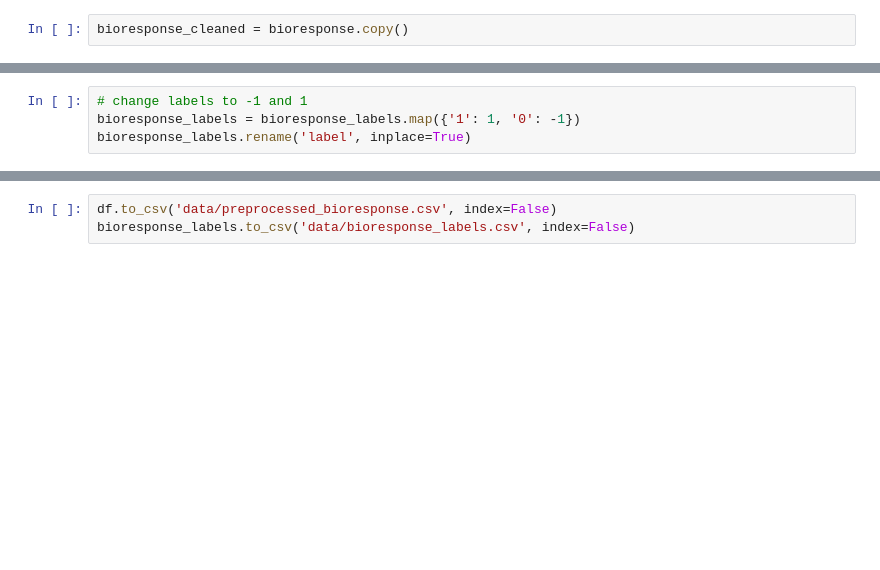
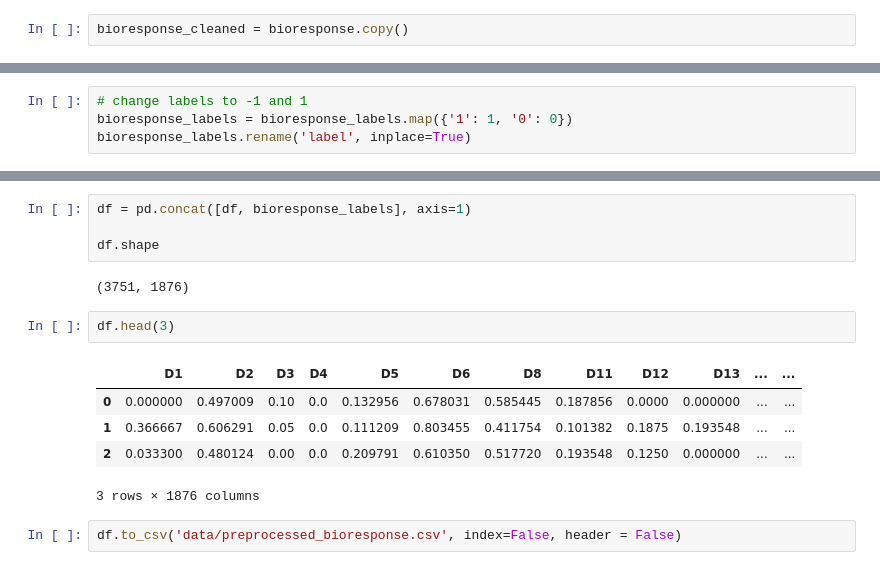
Before and after one commit to AgEwa/AML__CDD, a Jupyter notebook: Bioresponse_data_preprocessing.ipynb, the cells around one changed output, grey strips where cells are left out. Cells and saved outputs as stored; diff of their text form; blank space fills up the shorter version.

```diff
--- a/Bioresponse_data_preprocessing.ipynb
+++ b/Bioresponse_data_preprocessing.ipynb
@@ -65,4 +89,4 @@ df.shape
 # %%
 # change labels to -1 and 1
-bioresponse_labels = bioresponse_labels.map({'1': 1, '0': -1})
+bioresponse_labels = bioresponse_labels.map({'1': 1, '0': 0})
 bioresponse_labels.rename('label', inplace=True)
@@ -69,3 +107,16 @@ bioresponse_labels.rename('label', inplace=True)
+# %%
+df = pd.concat([df, bioresponse_labels], axis=1)
+
+df.shape
+# %% [output]
+(3751, 1876)
+# %%
+df.head(3)
+# %% [output]
+|  | D1 | D2 | D3 | D4 | D5 | D6 | D8 | D11 | D12 | D13 | ... | ... |
+| 0 | 0.000000 | 0.497009 | 0.10 | 0.0 | 0.132956 | 0.678031 | 0.585445 | 0.187856 | 0.0000 | 0.000000 | ... | ... |
+| 1 | 0.366667 | 0.606291 | 0.05 | 0.0 | 0.111209 | 0.803455 | 0.411754 | 0.101382 | 0.1875 | 0.193548 | ... | ... |
+| 2 | 0.033300 | 0.480124 | 0.00 | 0.0 | 0.209791 | 0.610350 | 0.517720 | 0.193548 | 0.1250 | 0.000000 | ... | ... |
+3 rows × 1876 columns
 # %%
-df.to_csv('data/preprocessed_bioresponse.csv', index=False)
-bioresponse_labels.to_csv('data/bioresponse_labels.csv', index=False)
+df.to_csv('data/preprocessed_bioresponse.csv', index=False, header = False)
```
Also changed, not shown: parts of 10 cells of this notebook, 3 other files.
